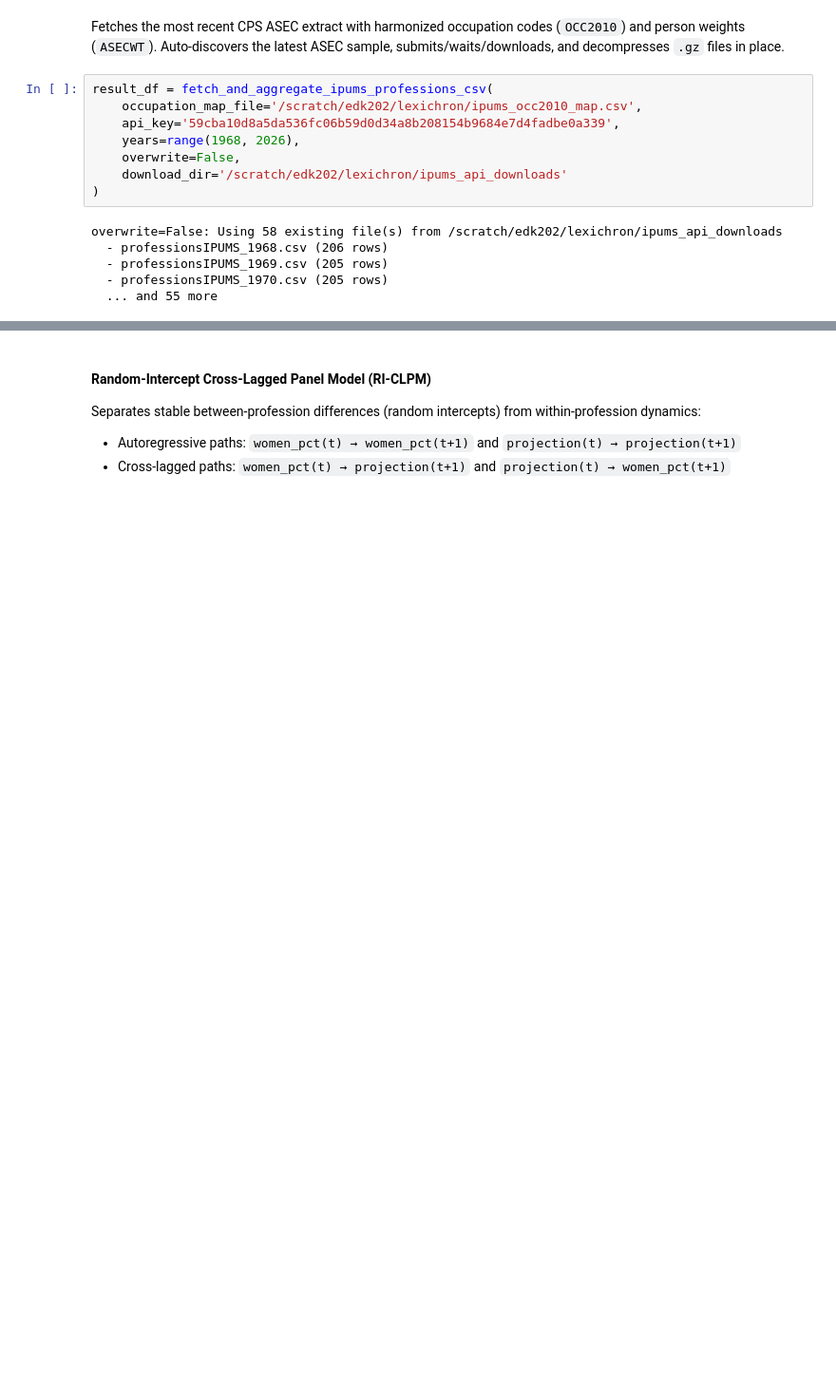
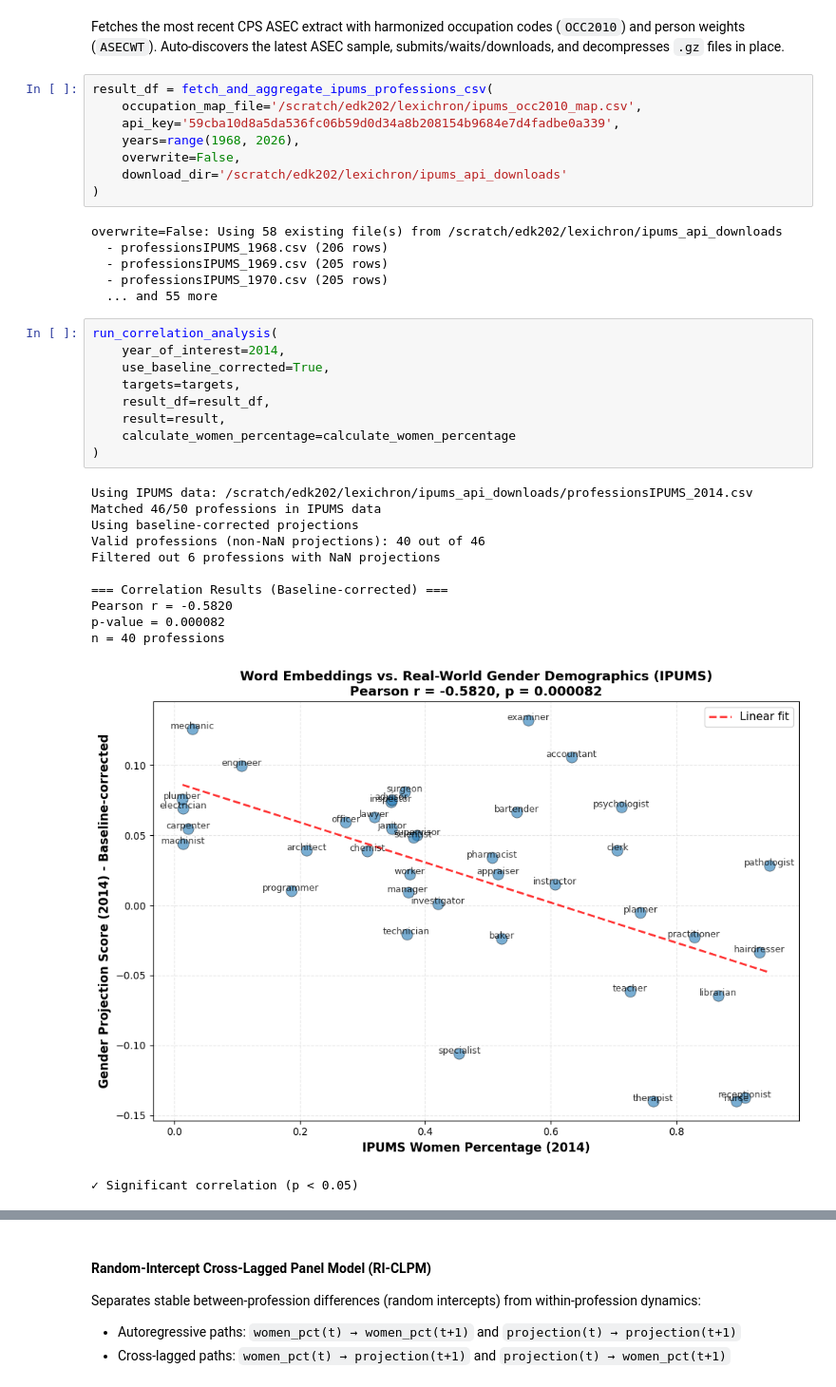
Before and after one commit to eric-d-knowles/ngram-prep, a Jupyter notebook: notebooks/caliskan_wefat_replication.ipynb, the cells around one changed output, grey strips where cells are left out. Shown at 95% size. Cells and saved outputs as stored; diff of their text form; blank space fills up the shorter version.

```diff
--- a/notebooks/caliskan_wefat_replication.ipynb
+++ b/notebooks/caliskan_wefat_replication.ipynb
@@ -361,4 +230,26 @@ overwrite=False: Using 58 existing file(s) from /scratch/edk202/lexichron/ipums_
   - professionsIPUMS_1969.csv (205 rows)
   - professionsIPUMS_1970.csv (205 rows)
   ... and 55 more
+# %%
+run_correlation_analysis(
+    year_of_interest=2014,
+    use_baseline_corrected=True,
+    targets=targets,
+    result_df=result_df,
+    result=result,
+    calculate_women_percentage=calculate_women_percentage
+)
+# %% [output]
+Using IPUMS data: /scratch/edk202/lexichron/ipums_api_downloads/professionsIPUMS_2014.csv
+Matched 46/50 professions in IPUMS data
+Using baseline-corrected projections
+Valid professions (non-NaN projections): 40 out of 46
+Filtered out 6 professions with NaN projections
+
+=== Correlation Results (Baseline-corrected) ===
+Pearson r = -0.5820
+p-value = 0.000082
+n = 40 professions
+[figure, new version]
+✓ Significant correlation (p < 0.05)
 # %%
```
Also changed, not shown: parts of 21 cells of this notebook, 10 other files.
